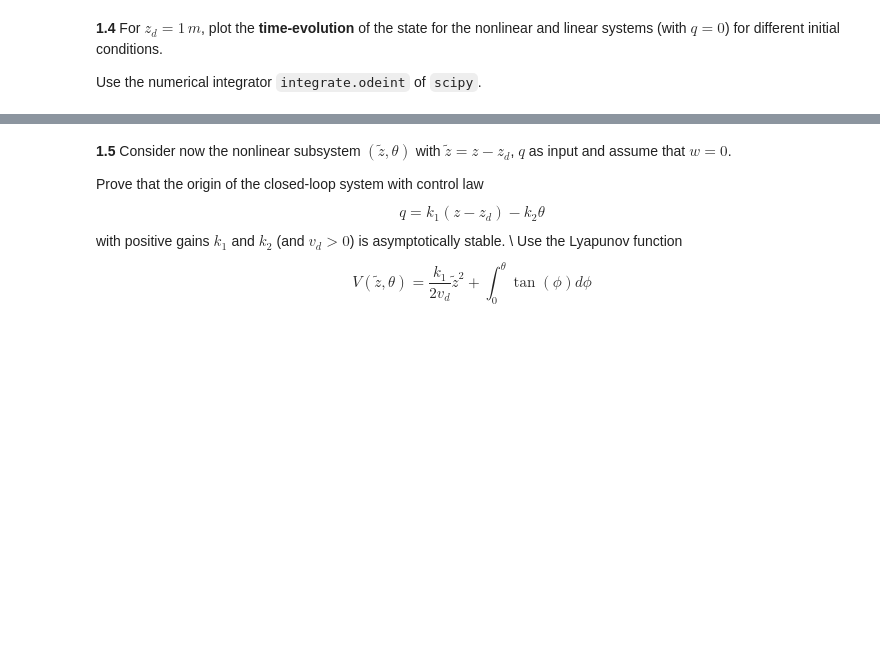
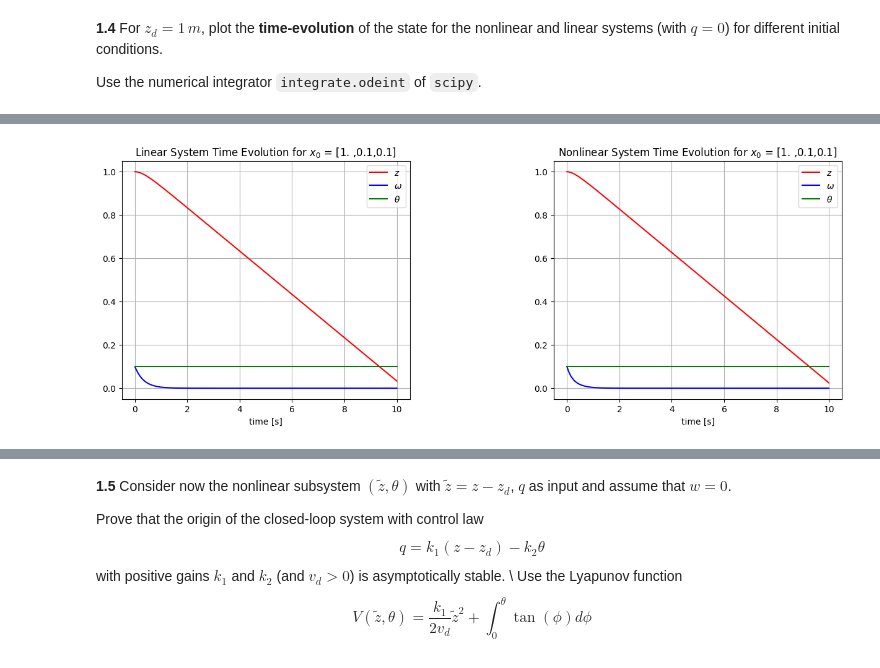
Before and after one commit to RVasconcelosMiguel/PROG2-TP1, a Jupyter notebook: CO_project1.ipynb, the cells around one changed output, grey strips where cells are left out. Cells and saved outputs as stored; diff of their text form; code cells hidden in the pictures; blank space fills up the shorter version.

```diff
--- a/CO_project1.ipynb
+++ b/CO_project1.ipynb
@@ -170,0 +286,93 @@ RuntimeError: The array return by func must be one-dimensional, but got ndim=2.
+# %%
+import numpy as np
+from scipy import integrate
+import matplotlib.pyplot as plt
+
+#parameters
+vd = 1
+d1 = -3
+d2 = -12
+m_ = 0.9
+q = 0
+
+A = np.array([[0, 1, -1],
+              [0, -3, 0],
+              [0, 0, 0] ])
+
+# vector field
+def Sys_linear_f(x, t=0):
+  return A @ x
+
+def Sys_nonlin_f(x, t=0):
+    return np.array([
+        -vd*np.tan(x[2]) + (1/np.cos(x[2]))*x[1],
+        d1*x[1] + d2*x[1]*np.abs(x[1]) + m_*(vd/np.cos(x[2]) - x[1]*np.tan(x[2]))*q,
+        q
+    ])
+
+# generate 1000 linearly spaced points for t
+t_end=10
+t = np.linspace(0, t_end,  1000)
+
+# initial values, close to the equilibrium point:
+x0_close = np.array([1, 0.1, 0.1])
+#initial values, far from the equilibrium point:
+x0_far = np.array([1, 2, 2])
+
+x_l_close, infodict = integrate.odeint(Sys_linear_f, x0_close, t, full_output=True)
+x_nl_close, infodict = integrate.odeint(Sys_nonlin_f, x0_close, t, full_output=True)
+x_l_far, infodict = integrate.odeint(Sys_linear_f, x0_far, t, full_output=True)
+x_nl_far, infodict = integrate.odeint(Sys_nonlin_f, x0_far, t, full_output=True)
+# infodict['message']                      # integration successful
+
+x_l_1_close,x_l_2_close, x_l_3_close = x_l_close.T
+x_nl_1_close,x_nl_2_close, x_nl_3_close = x_nl_close.T
+
+x_l_1_far,x_l_2_far, x_l_3_far = x_l_far.T
+x_nl_1_far,x_nl_2_far, x_nl_3_far = x_nl_far.T
+
+#plots for x0=x0_close
+fig_close = plt.figure(figsize=(15,5))
+fig_close.subplots_adjust(wspace = 0.5, hspace = 0.3)
+ax1 = fig_close.add_subplot(1,2,1)
+ax2 = fig_close.add_subplot(1,2,2)
+
+ax1.plot(t, x_l_1_close, 'r-', label='$z$')
+ax1.plot(t, x_l_2_close, 'b-', label='$\omega$')
+ax1.plot(t, x_l_3_close, 'g-', label='$\\theta$')
+ax1.set_title("Linear System Time Evolution for $x_0$ = " + np.array2string(x0_close, separator=','))
+ax1.set_xlabel("time [s]")
+ax1.grid()
+ax1.legend(loc='best')
+
+ax2.plot(t, x_nl_1_close, 'r-', label='$z$')
+ax2.plot(t, x_nl_2_close, 'b-', label='$\omega$')
+ax2.plot(t, x_nl_3_close, 'g-', label='$\\theta$')
+ax2.set_title("Nonlinear System Time Evolution for $x_0$ = " + np.array2string(x0_close, separator=','))
+ax2.set_xlabel("time [s]")
+ax2.grid()
+ax2.legend(loc='best');
+
+#plots for x0=x0_close
+fig_far = plt.figure(figsize=(15,5))
+fig_far.subplots_adjust(wspace = 0.5, hspace = 0.3)
+ax1 = fig_far.add_subplot(1,2,1)
+ax2 = fig_far.add_subplot(1,2,2)
+
+ax1.plot(t, x_l_1_far, 'r-', label='$z$')
+ax1.plot(t, x_l_2_far, 'b-', label='$\omega$')
+ax1.plot(t, x_l_3_far, 'g-', label='$\\theta$')
+ax1.set_title("Linear System Time Evolution for $x_0$ = " + np.array2string(x0_far, separator=','))
+ax1.set_xlabel("time [s]")
+ax1.grid()
+ax1.legend(loc='best')
+
+ax2.plot(t, x_nl_1_far, 'r-', label='$z$')
+ax2.plot(t, x_nl_2_far, 'b-', label='$\omega$')
+ax2.plot(t, x_nl_3_far, 'g-', label='$\\theta$')
+ax2.set_title("Nonlinear System Time Evolution for $x_0$ = " + np.array2string(x0_far, separator=','))
+ax2.set_xlabel("time [s]")
+ax2.grid()
+ax2.legend(loc='best');
+# %% [output]
+[figure, added]
```
Also changed, not shown: parts of 17 cells of this notebook.
